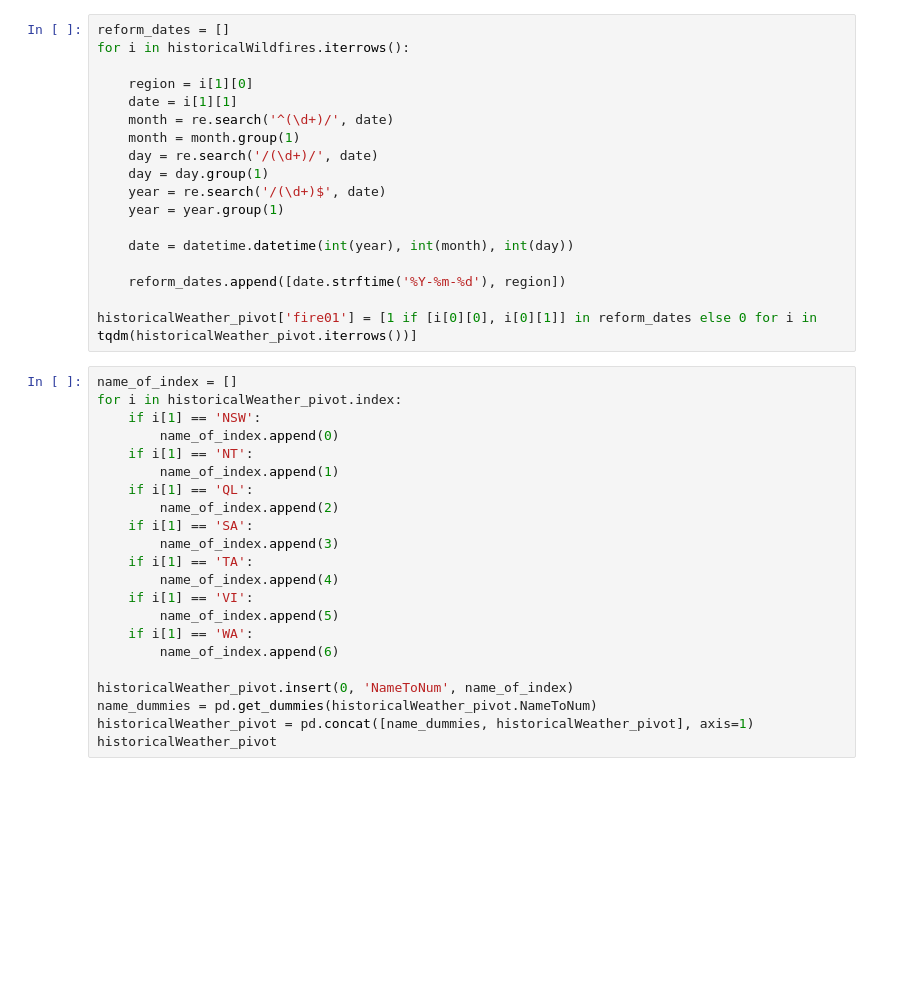
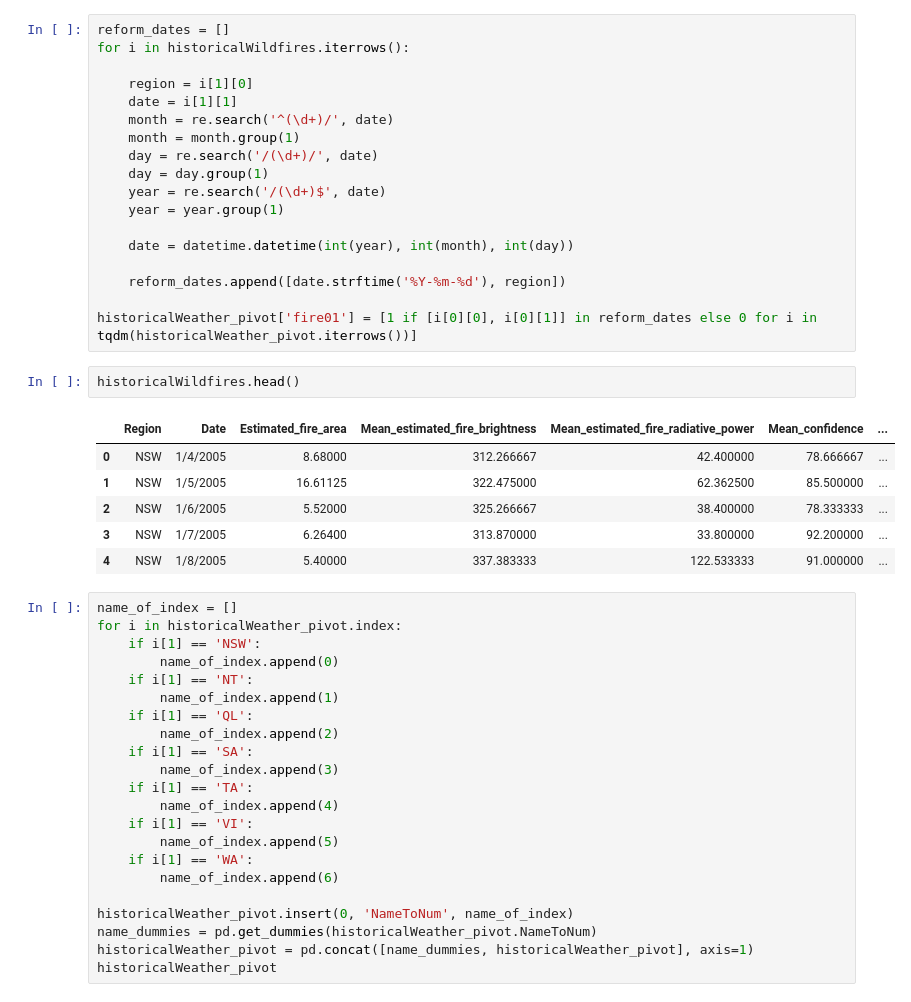
Before and after one commit to ctgallagher4/Wildfire_Prediction, a Jupyter notebook: Final_Project_Notebook.ipynb, the cells around one changed output. Saved outputs shown, nothing was run; the diff lists cells and outputs as text; blank space fills up the shorter version.

```diff
--- a/Final_Project_Notebook.ipynb
+++ b/Final_Project_Notebook.ipynb
@@ -63,6 +63,15 @@ for i in historicalWildfires.iterrows():
     reform_dates.append([date.strftime('%Y-%m-%d'), region])
 
 historicalWeather_pivot['fire01'] = [1 if [i[0][0], i[0][1]] in reform_dates else 0 for i in tqdm(historicalWeather_pivot.iterrows())]
+# %%
+historicalWildfires.head()
+# %% [output]
+|  | Region | Date | Estimated_fire_area | Mean_estimated_fire_brightness | Mean_estimated_fire_radiative_power | Mean_confidence | ... |
+| 0 | NSW | 1/4/2005 | 8.68000 | 312.266667 | 42.400000 | 78.666667 | ... |
+| 1 | NSW | 1/5/2005 | 16.61125 | 322.475000 | 62.362500 | 85.500000 | ... |
+| 2 | NSW | 1/6/2005 | 5.52000 | 325.266667 | 38.400000 | 78.333333 | ... |
+| 3 | NSW | 1/7/2005 | 6.26400 | 313.870000 | 33.800000 | 92.200000 | ... |
+| 4 | NSW | 1/8/2005 | 5.40000 | 337.383333 | 122.533333 | 91.000000 | ... |
 # %%
 name_of_index = []
 for i in historicalWeather_pivot.index:
```
Also changed, not shown: parts of 5 cells of this notebook.
